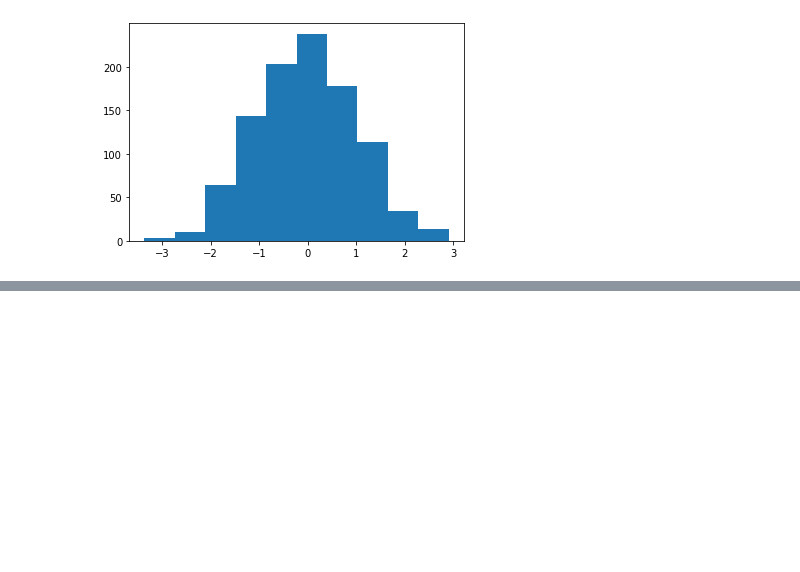
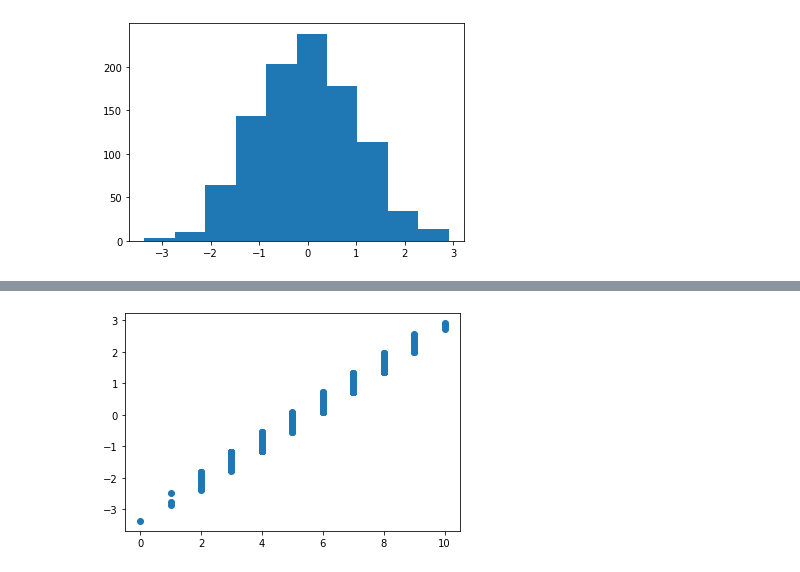
Before and after one commit to lisatwyw/data-gym, a Jupyter notebook: discretize.ipynb, the cells around one changed output, grey strips where cells are left out. Saved outputs shown, nothing was run; the diff lists cells and outputs as text; code cells hidden in the pictures; blank space fills up the shorter version.

```diff
--- a/discretize.ipynb
+++ b/discretize.ipynb
@@ -31,0 +35,4 @@ plt.scatter( rseries, cl );
+# %%
+plt.scatter( cl, rseries );
+# %% [output]
+[figure, added]
```
Also changed, not shown: parts of 3 cells of this notebook.
